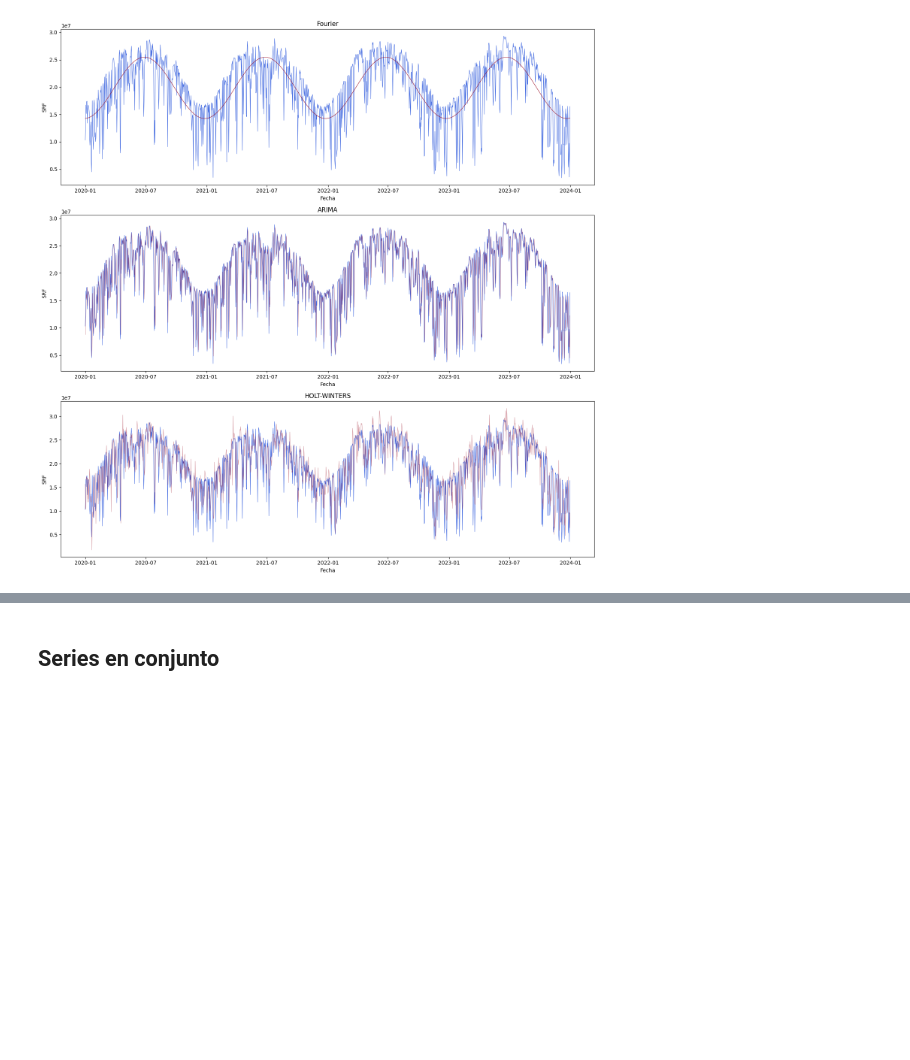
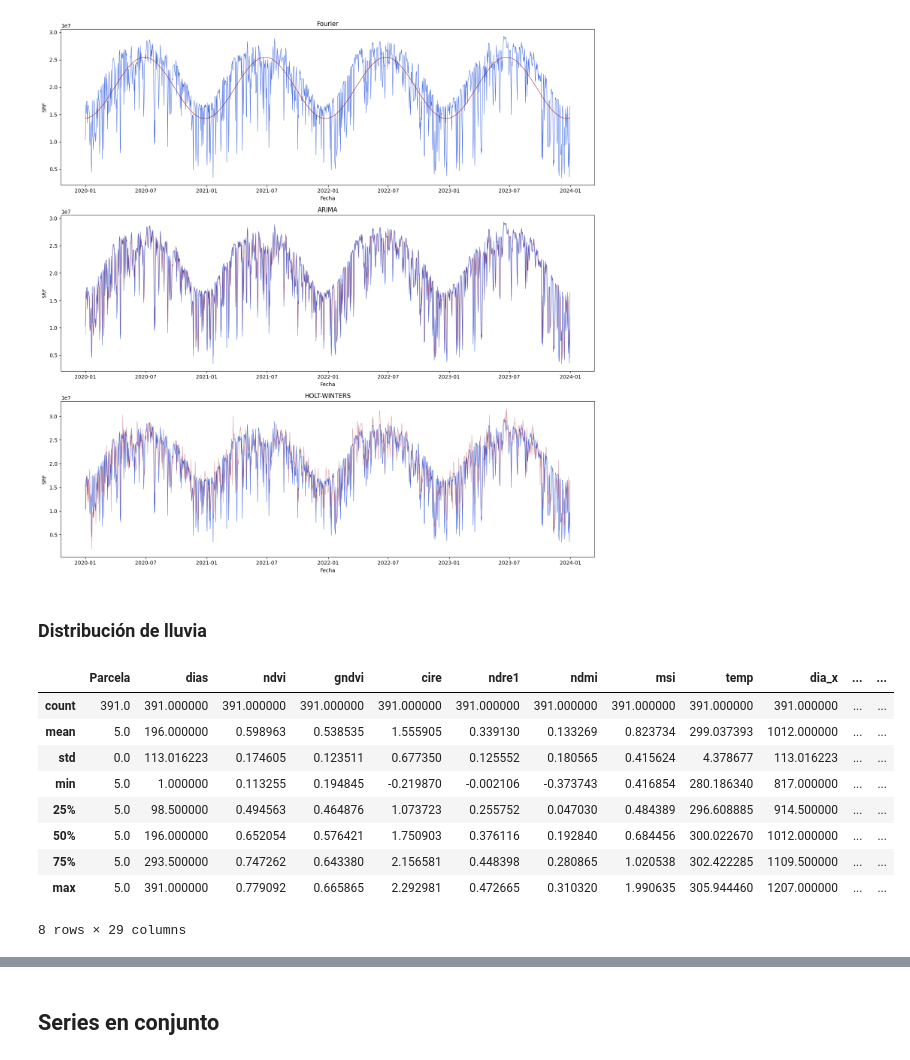
Before and after one commit to VivaldoGP/Tesis, a Jupyter notebook: results/time_series/ts.ipynb, the cells around one changed output, grey strips where cells are left out. Saved outputs shown, nothing was run; the diff lists cells and outputs as text; code cells hidden in the pictures; blank space fills up the shorter version.

```diff
--- a/results/time_series/ts.ipynb
+++ b/results/time_series/ts.ipynb
@@ -80,3 +83,5 @@ plt.savefig(r'../../tesis_img/sueltas/sr_p5_modelos.pdf', dpi=200)
 plt.show()
 # %% [output]
 [figure]
+# %% [markdown]
+### Distribución de lluvia
@@ -82,0 +91,13 @@ plt.show()
+# %%
+df_p_all.describe()
+# %% [output]
+|  | Parcela | dias | ndvi | gndvi | cire | ndre1 | ndmi | msi | temp | dia_x | ... | ... |
+| count | 391.0 | 391.000000 | 391.000000 | 391.000000 | 391.000000 | 391.000000 | 391.000000 | 391.000000 | 391.000000 | 391.000000 | ... | ... |
+| mean | 5.0 | 196.000000 | 0.598963 | 0.538535 | 1.555905 | 0.339130 | 0.133269 | 0.823734 | 299.037393 | 1012.000000 | ... | ... |
+| std | 0.0 | 113.016223 | 0.174605 | 0.123511 | 0.677350 | 0.125552 | 0.180565 | 0.415624 | 4.378677 | 113.016223 | ... | ... |
+| min | 5.0 | 1.000000 | 0.113255 | 0.194845 | -0.219870 | -0.002106 | -0.373743 | 0.416854 | 280.186340 | 817.000000 | ... | ... |
+| 25% | 5.0 | 98.500000 | 0.494563 | 0.464876 | 1.073723 | 0.255752 | 0.047030 | 0.484389 | 296.608885 | 914.500000 | ... | ... |
+| 50% | 5.0 | 196.000000 | 0.652054 | 0.576421 | 1.750903 | 0.376116 | 0.192840 | 0.684456 | 300.022670 | 1012.000000 | ... | ... |
+| 75% | 5.0 | 293.500000 | 0.747262 | 0.643380 | 2.156581 | 0.448398 | 0.280865 | 1.020538 | 302.422285 | 1109.500000 | ... | ... |
+| max | 5.0 | 391.000000 | 0.779092 | 0.665865 | 2.292981 | 0.472665 | 0.310320 | 1.990635 | 305.944460 | 1207.000000 | ... | ... |
+8 rows × 29 columns
```
Also changed, not shown: parts of 7 cells of this notebook, 44 other files.
